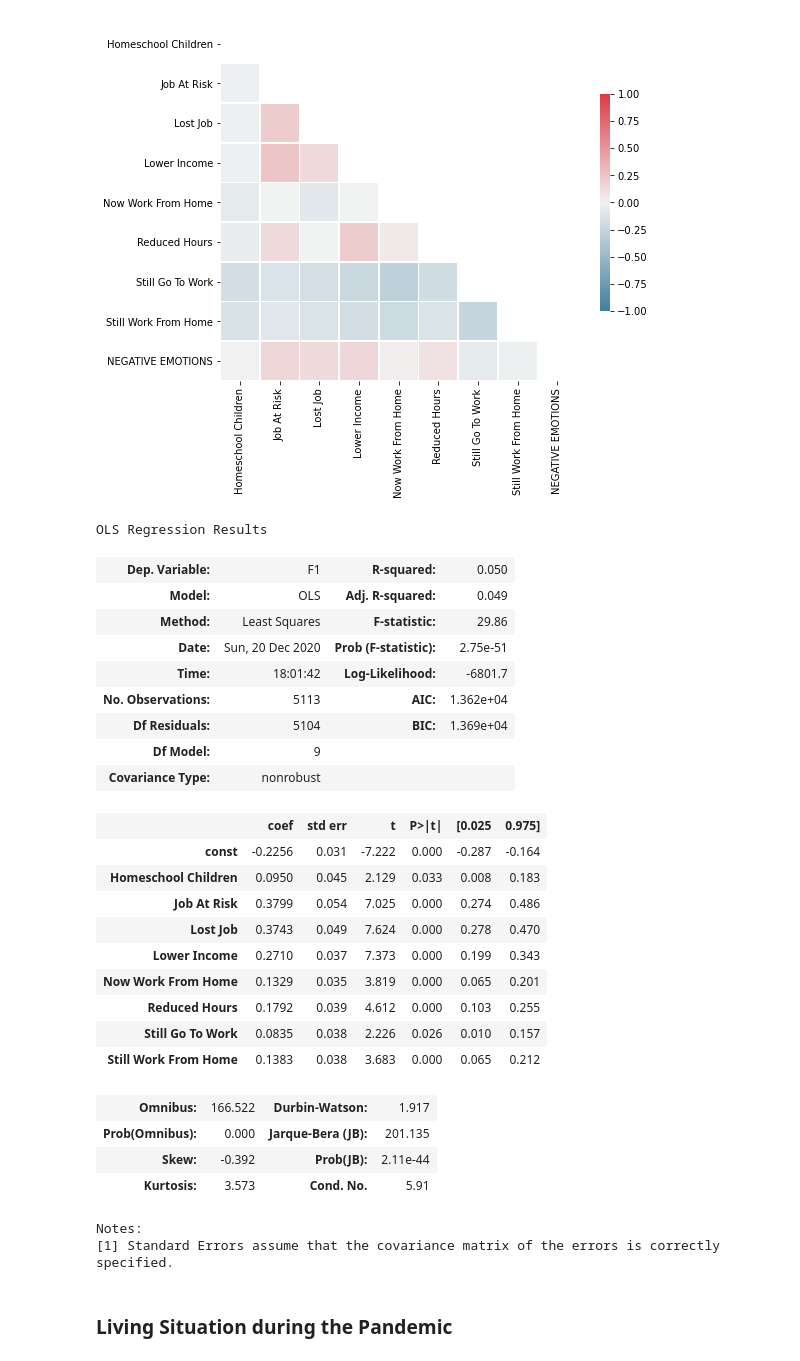
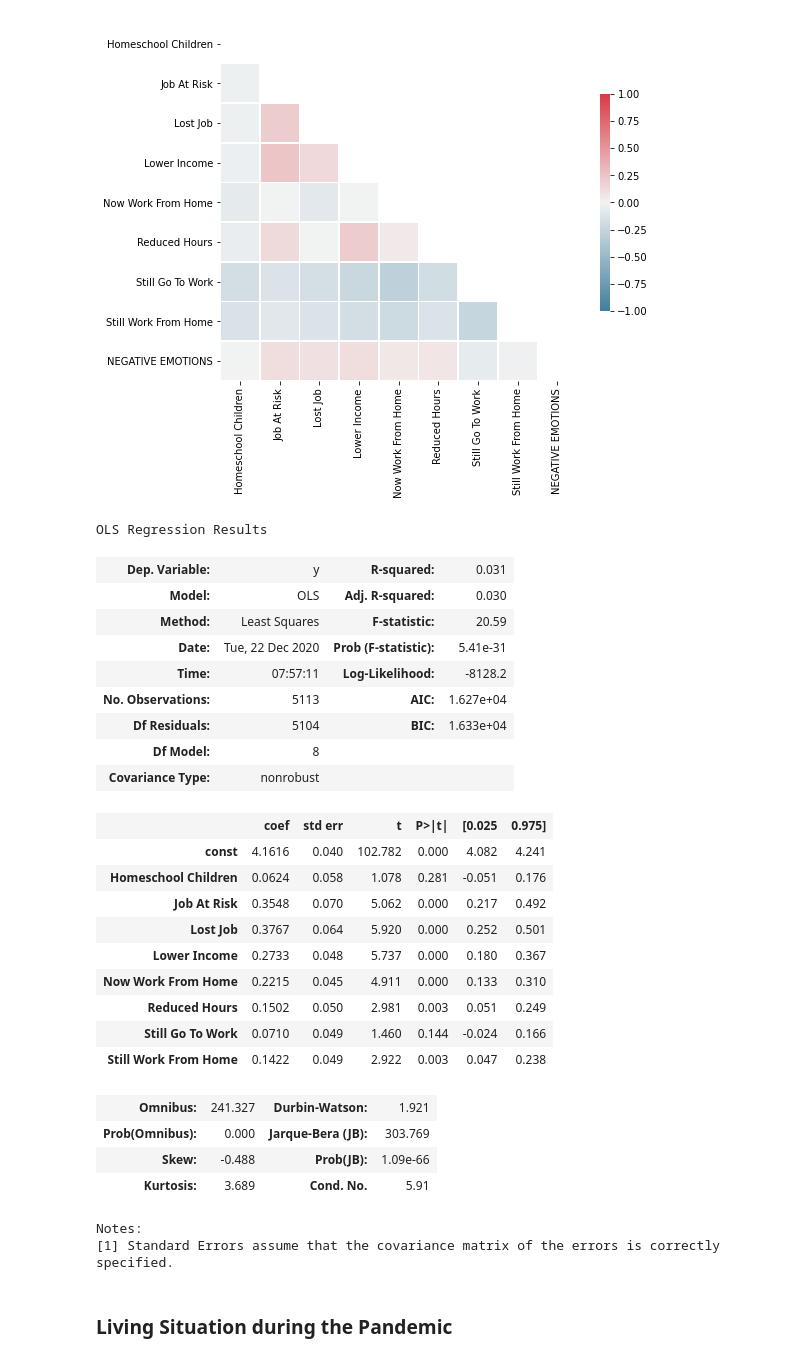
Before and after one commit to lkfink/CMQ, a Jupyter notebook: Predicting_Negative_Positive_Emotions.ipynb, the cells around one changed output. Drawn from its saved outputs; the diff is of its cells as text; code cells hidden in the pictures.

```diff
--- a/Predicting_Negative_Positive_Emotions.ipynb
+++ b/Predicting_Negative_Positive_Emotions.ipynb
@@ -27,0 +32,11 @@ all_data.shape
+# %%
+neg_emotions = ['Depressed','Stressed','Anxious','Negative Valence','Lonely']
+pos_emotions = ['Positive Valence','Arousal','General Health']
+all_emotions = neg_emotions + pos_emotions
+
+normalize_column = 'Country'
+
+for i, column in enumerate(all_emotions):
+    all_data[column] = all_data.groupby(normalize_column, sort = False)[column].apply(lambda x: x.fillna(x.median()))
+
+all_data.reset_index(inplace = True, drop = True)
@@ -46,3 +63,6 @@ y = all_data.loc[:,'F1']
+# %%
+# create average score of all negative emotions
+y = (all_data.loc[:,neg_emotions]).mean(skipna=True,axis=1)
 # %% [markdown]
 ### Contact with the COVID-19 Virus
 # %%
@@ -114,38 +133,37 @@ sns.heatmap(corr, cmap = cmap, fmt = '.2g', vmax = 1.0, vmin = -1.0, center = 0,
 # %%
 # regression
 X = all_X.loc[:,work]
 X.columns = X.columns.str.replace(r'^.*-', '', regex=True)
 X = sm.add_constant(X)
 
-avg_ols_model = sm.OLS(y, X)
-avg_results = avg_ols_model.fit_regularized(L1_wt=1, refit=True)
-f1_work_r2 = avg_results.rsquared
-avg_results.summary()
+model = sm.OLS(y, X)
+results = model.fit()
+results.summary()
 # %% [output]
 OLS Regression Results
-| Dep. Variable: | F1 | R-squared: | 0.050 |
-| Model: | OLS | Adj. R-squared: | 0.049 |
-| Method: | Least Squares | F-statistic: | 29.86 |
-| Date: | Sun, 20 Dec 2020 | Prob (F-statistic): | 2.75e-51 |
-| Time: | 18:01:42 | Log-Likelihood: | -6801.7 |
-| No. Observations: | 5113 | AIC: | 1.362e+04 |
-| Df Residuals: | 5104 | BIC: | 1.369e+04 |
-| Df Model: | 9 |  |  |
+| Dep. Variable: | y | R-squared: | 0.031 |
+| Model: | OLS | Adj. R-squared: | 0.030 |
+| Method: | Least Squares | F-statistic: | 20.59 |
+| Date: | Tue, 22 Dec 2020 | Prob (F-statistic): | 5.41e-31 |
+| Time: | 07:57:11 | Log-Likelihood: | -8128.2 |
+| No. Observations: | 5113 | AIC: | 1.627e+04 |
+| Df Residuals: | 5104 | BIC: | 1.633e+04 |
+| Df Model: | 8 |  |  |
 | Covariance Type: | nonrobust |  |  |
 |  | coef | std err | t | P>|t| | [0.025 | 0.975] |
-| const | -0.2256 | 0.031 | -7.222 | 0.000 | -0.287 | -0.164 |
-| Homeschool Children | 0.0950 | 0.045 | 2.129 | 0.033 | 0.008 | 0.183 |
-| Job At Risk | 0.3799 | 0.054 | 7.025 | 0.000 | 0.274 | 0.486 |
-| Lost Job | 0.3743 | 0.049 | 7.624 | 0.000 | 0.278 | 0.470 |
-| Lower Income | 0.2710 | 0.037 | 7.373 | 0.000 | 0.199 | 0.343 |
-| Now Work From Home | 0.1329 | 0.035 | 3.819 | 0.000 | 0.065 | 0.201 |
-| Reduced Hours | 0.1792 | 0.039 | 4.612 | 0.000 | 0.103 | 0.255 |
-| Still Go To Work | 0.0835 | 0.038 | 2.226 | 0.026 | 0.010 | 0.157 |
-| Still Work From Home | 0.1383 | 0.038 | 3.683 | 0.000 | 0.065 | 0.212 |
+| const | 4.1616 | 0.040 | 102.782 | 0.000 | 4.082 | 4.241 |
+| Homeschool Children | 0.0624 | 0.058 | 1.078 | 0.281 | -0.051 | 0.176 |
+| Job At Risk | 0.3548 | 0.070 | 5.062 | 0.000 | 0.217 | 0.492 |
+| Lost Job | 0.3767 | 0.064 | 5.920 | 0.000 | 0.252 | 0.501 |
+| Lower Income | 0.2733 | 0.048 | 5.737 | 0.000 | 0.180 | 0.367 |
+| Now Work From Home | 0.2215 | 0.045 | 4.911 | 0.000 | 0.133 | 0.310 |
+| Reduced Hours | 0.1502 | 0.050 | 2.981 | 0.003 | 0.051 | 0.249 |
+| Still Go To Work | 0.0710 | 0.049 | 1.460 | 0.144 | -0.024 | 0.166 |
+| Still Work From Home | 0.1422 | 0.049 | 2.922 | 0.003 | 0.047 | 0.238 |
-| Omnibus: | 166.522 | Durbin-Watson: | 1.917 |
-| Prob(Omnibus): | 0.000 | Jarque-Bera (JB): | 201.135 |
-| Skew: | -0.392 | Prob(JB): | 2.11e-44 |
-| Kurtosis: | 3.573 | Cond. No. | 5.91 |
+| Omnibus: | 241.327 | Durbin-Watson: | 1.921 |
+| Prob(Omnibus): | 0.000 | Jarque-Bera (JB): | 303.769 |
+| Skew: | -0.488 | Prob(JB): | 1.09e-66 |
+| Kurtosis: | 3.689 | Cond. No. | 5.91 |
 Notes:
 [1] Standard Errors assume that the covariance matrix of the errors is correctly specified.
 # %% [markdown]
```
Also changed, not shown: parts of 16 cells of this notebook, 1 other file.
